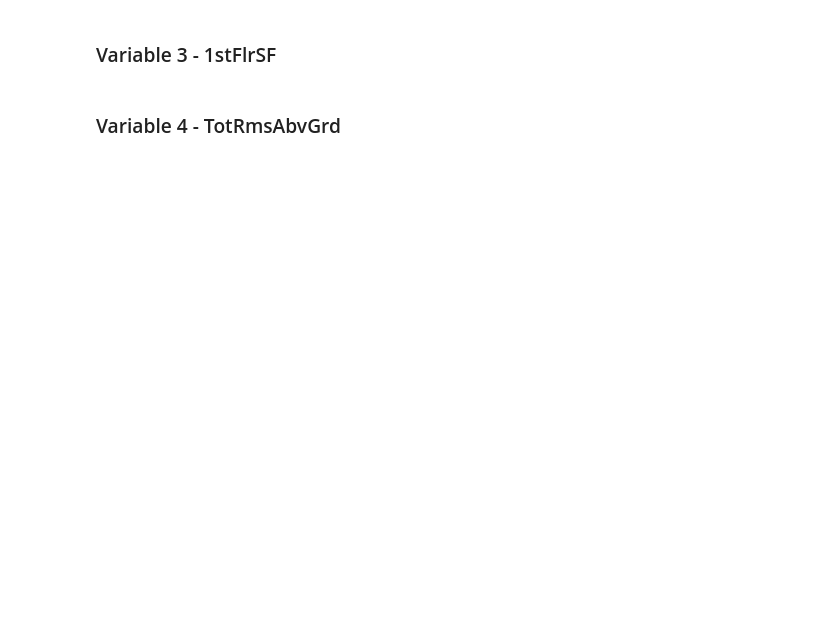
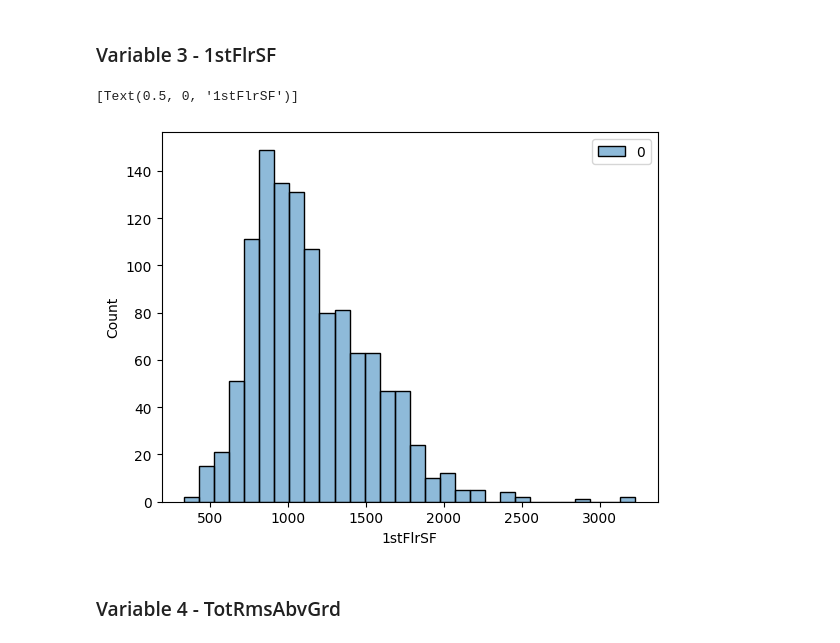
Before and after one commit to jking2410/Proyecto1, a Jupyter notebook: Proyecto1_JosueKing.ipynb, the cells around one changed output. Cells and saved outputs as stored; diff of their text form; code cells hidden in the pictures; blank space fills up the shorter version.

```diff
--- a/Proyecto1_JosueKing.ipynb
+++ b/Proyecto1_JosueKing.ipynb
@@ -44,11 +56,11 @@ print('''Variable 2 - OverallQual
 # %% [markdown]
 ### Variable 3 - 1stFlrSF
 # %%
-v3 = dfit[:,2:3]
-min3 = np.amin(v3)
-max3 = np.amax(v3)
-std3 = np.std(v3)
-ptp3 = np.ptp(v3)
+v3fit = dfit[:,2:3]
+min3 = np.amin(v3fit)
+max3 = np.amax(v3fit)
+std3 = np.std(v3fit)
+ptp3 = np.ptp(v3fit)
 
 print('''Variable 3 - 1stFlrSF
     Valor Minimo: {}
@@ -112,8 +154,11 @@ hist2.set(xlabel='OverallQual')
 # %% [markdown]
 ### Variable 3 - 1stFlrSF
 # %%
-hist3 = sns.histplot(data=v3)
+hist3 = sns.histplot(data=v3fit)
 hist3.set(xlabel='1stFlrSF')
+# %% [output]
+[Text(0.5, 0, '1stFlrSF')]
+[figure, added]
 # %% [markdown]
 ### Variable 4 - TotRmsAbvGrd
 # %%
```
Also changed, not shown: parts of 26 cells of this notebook.
